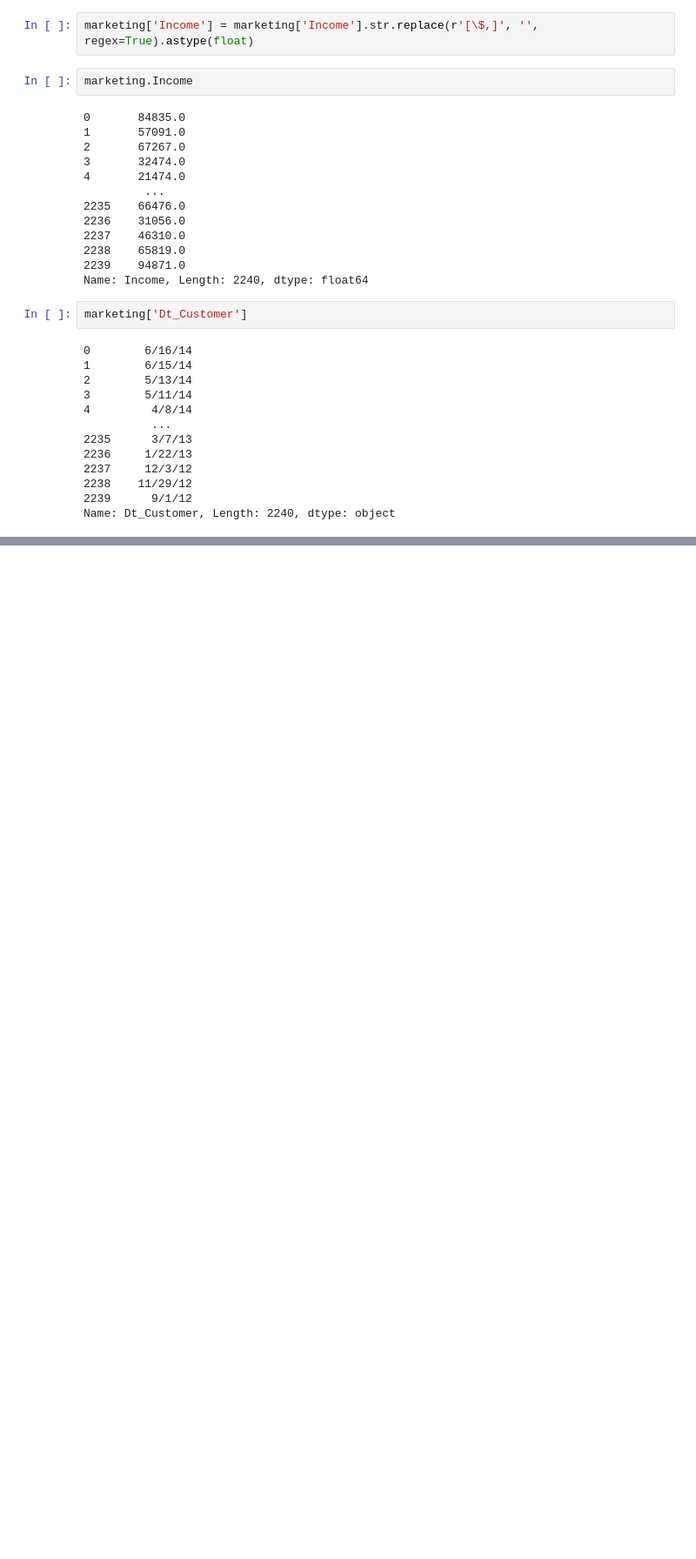
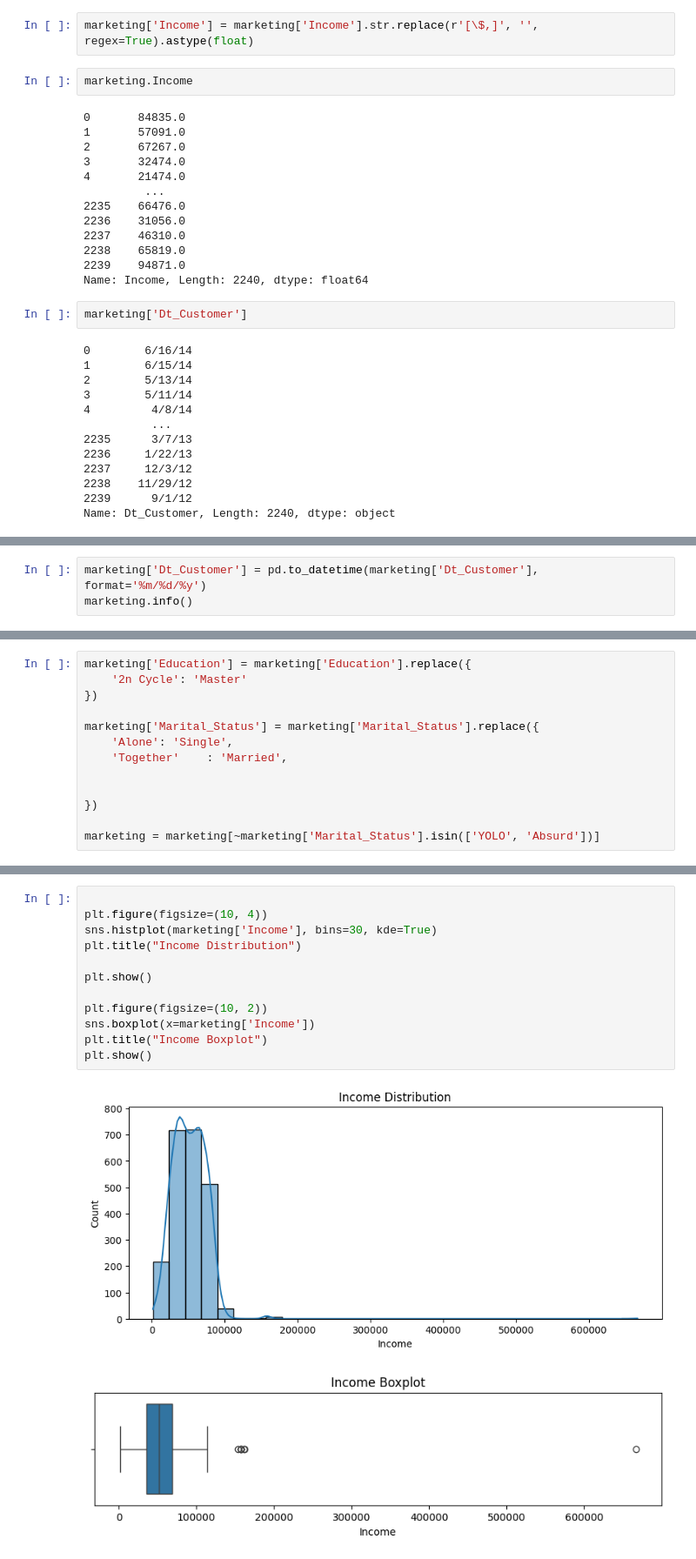
Before and after one commit to NKHUBALALE/Marketing-dataset, a Jupyter notebook: marketing.ipynb, the cells around one changed output, grey strips where cells are left out. Shown: that part at 87% size. Drawn from its saved outputs; the diff is of its cells as text; blank space fills up the shorter version.

```diff
--- a/marketing.ipynb
+++ b/marketing.ipynb
@@ -130,0 +136,3 @@ Name: Dt_Customer, Length: 2240, dtype: object
+# %%
+marketing['Dt_Customer'] = pd.to_datetime(marketing['Dt_Customer'], format='%m/%d/%y')
+marketing.info()
@@ -130,0 +207,13 @@ Name: Dt_Customer, Length: 2240, dtype: object
+# %%
+marketing['Education'] = marketing['Education'].replace({
+    '2n Cycle': 'Master'
+})
+
+marketing['Marital_Status'] = marketing['Marital_Status'].replace({
+    'Alone': 'Single',
+    'Together'    : 'Married',
+
+
+})
+
+marketing = marketing[~marketing['Marital_Status'].isin(['YOLO', 'Absurd'])]
@@ -130,0 +244,15 @@ Name: Dt_Customer, Length: 2240, dtype: object
+# %%
+
+plt.figure(figsize=(10, 4))
+sns.histplot(marketing['Income'], bins=30, kde=True)
+plt.title("Income Distribution")
+
+plt.show()
+
+plt.figure(figsize=(10, 2))
+sns.boxplot(x=marketing['Income'])
+plt.title("Income Boxplot")
+plt.show()
+# %% [output]
+[figure, added]
+[figure, added]
```
Also changed, not shown: parts of 18 cells of this notebook.
